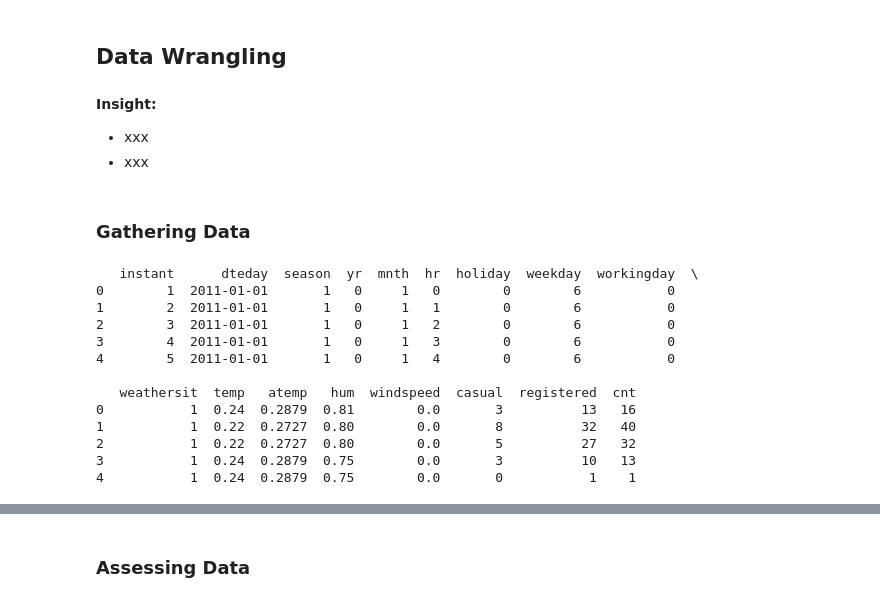
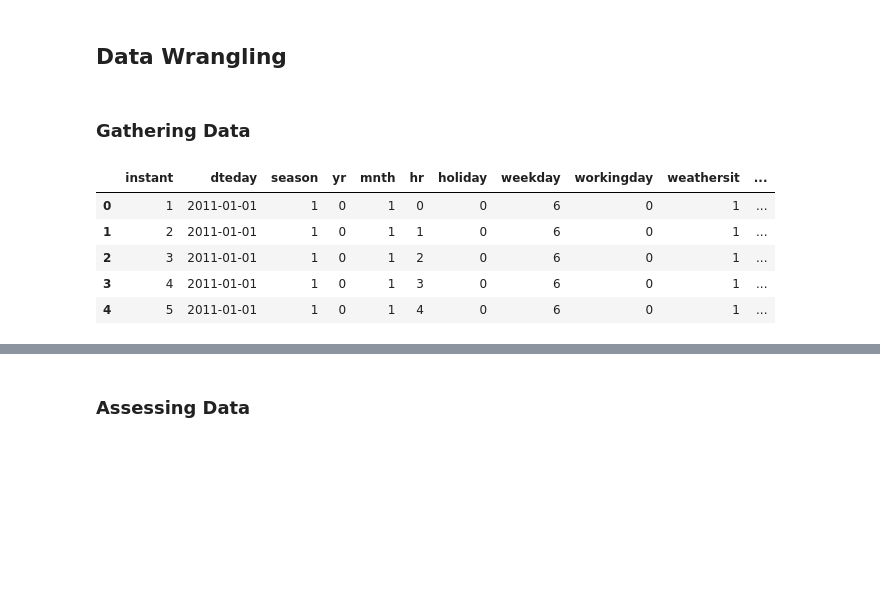
Before and after one commit to carlo366/proyek_analisis_data, a Jupyter notebook: notebook.ipynb, the cells around one changed output, grey strips where cells are left out. Saved outputs shown, nothing was run; the diff lists cells and outputs as text; code cells hidden in the pictures; blank space fills up the shorter version.

```diff
--- a/notebook.ipynb
+++ b/notebook.ipynb
@@ -21,26 +18,15 @@ ModuleNotFoundError: No module named 'streamlit'
 # %% [markdown]
 ## Data Wrangling
-# %% [markdown]
-**Insight:**
-- xxx
-- xxx
 # %% [markdown]
 ### Gathering Data
 # %%
 df = pd.read_csv("/content/sample_data/hour.csv", delimiter=",")
-print(df.head())
+df.head()
 # %% [output]
-   instant      dteday  season  yr  mnth  hr  holiday  weekday  workingday  \
-0        1  2011-01-01       1   0     1   0        0        6           0
-1        2  2011-01-01       1   0     1   1        0        6           0
-2        3  2011-01-01       1   0     1   2        0        6           0
-3        4  2011-01-01       1   0     1   3        0        6           0
-4        5  2011-01-01       1   0     1   4        0        6           0
-
-   weathersit  temp   atemp   hum  windspeed  casual  registered  cnt
-0           1  0.24  0.2879  0.81        0.0       3          13   16
-1           1  0.22  0.2727  0.80        0.0       8          32   40
-2           1  0.22  0.2727  0.80        0.0       5          27   32
-3           1  0.24  0.2879  0.75        0.0       3          10   13
-4           1  0.24  0.2879  0.75        0.0       0           1    1
+|  | instant | dteday | season | yr | mnth | hr | holiday | weekday | workingday | weathersit | ... |
+| 0 | 1 | 2011-01-01 | 1 | 0 | 1 | 0 | 0 | 6 | 0 | 1 | ... |
+| 1 | 2 | 2011-01-01 | 1 | 0 | 1 | 1 | 0 | 6 | 0 | 1 | ... |
+| 2 | 3 | 2011-01-01 | 1 | 0 | 1 | 2 | 0 | 6 | 0 | 1 | ... |
+| 3 | 4 | 2011-01-01 | 1 | 0 | 1 | 3 | 0 | 6 | 0 | 1 | ... |
+| 4 | 5 | 2011-01-01 | 1 | 0 | 1 | 4 | 0 | 6 | 0 | 1 | ... |
 # %%
```
Also changed, not shown: parts of 22 cells of this notebook, 2 other files.
